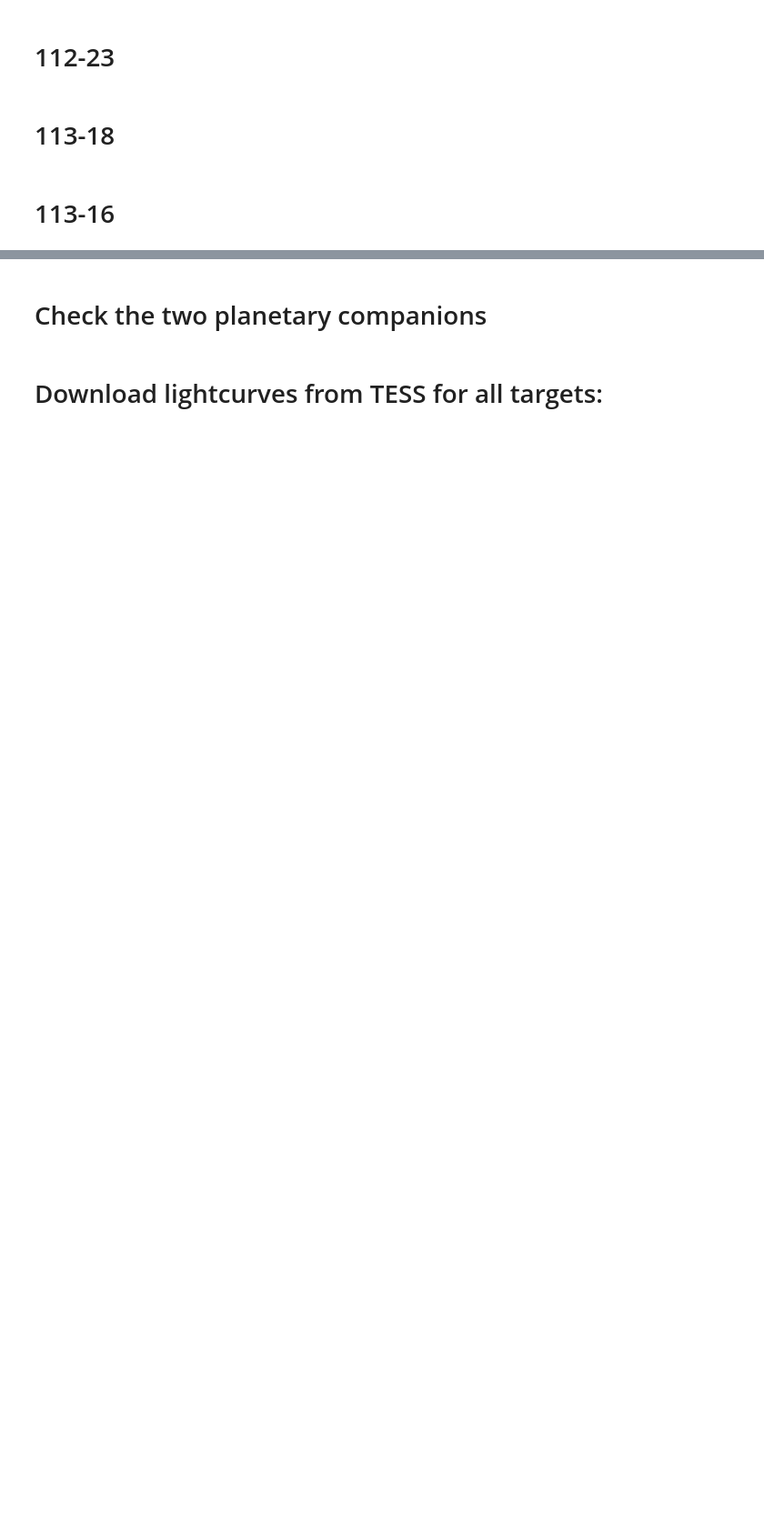
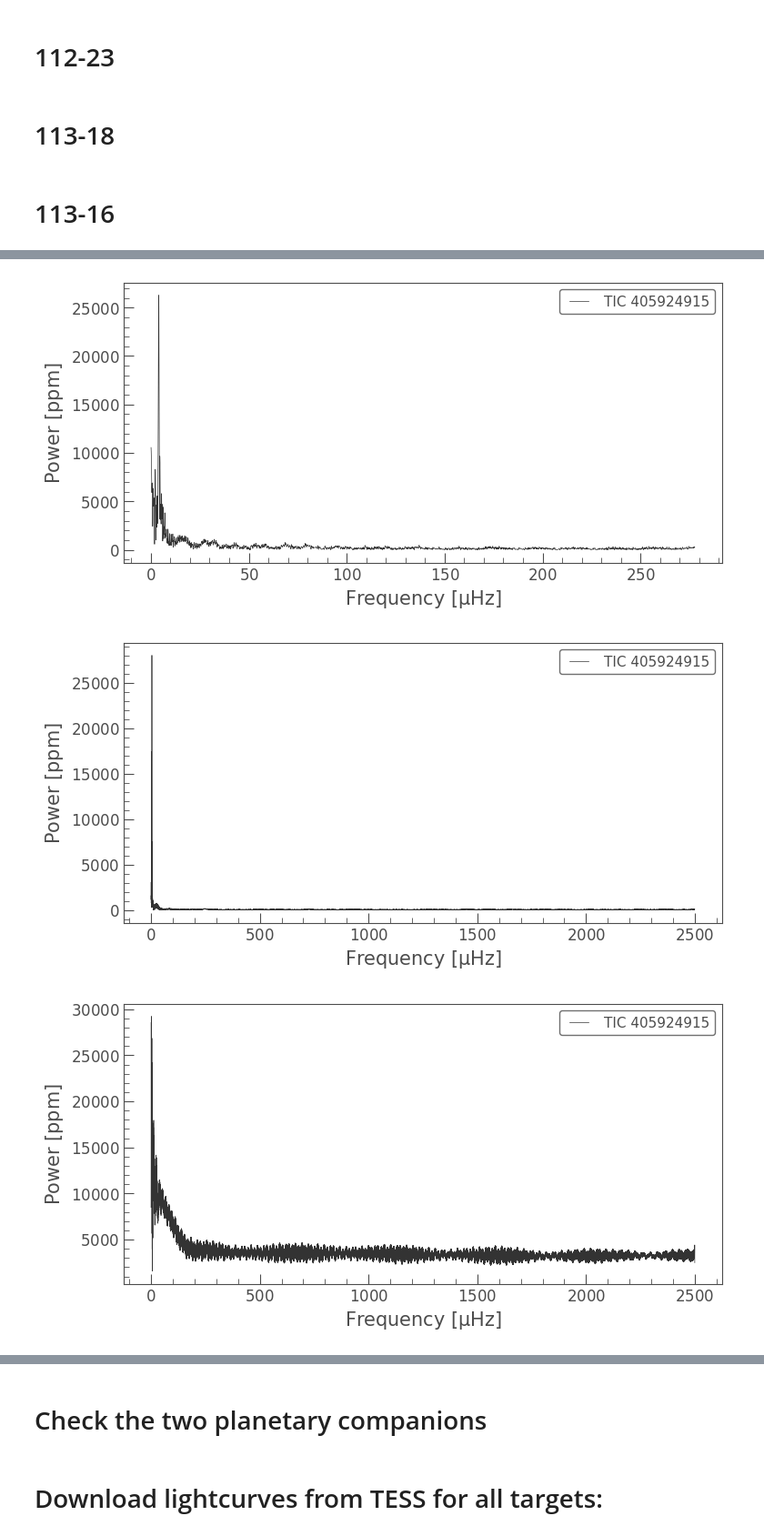
Before and after one commit to MaryumSayeed/ESPRESSO, a Jupyter notebook: scripts/TESS.ipynb, the cells around one changed output, grey strips where cells are left out. Shown at 91% size. Cells and saved outputs as stored; diff of their text form; code cells hidden in the pictures; blank space fills up the shorter version.

```diff
--- a/scripts/TESS.ipynb
+++ b/scripts/TESS.ipynb
@@ -731,0 +606,8 @@ for l in lc:
+# %%
+for l in lc:
+    l.normalize(unit='ppm').to_periodogram(freq_unit=u.microHertz).plot()
+# pg1.plot()
+# %% [output]
+[figure, added]
+[figure, added]
+[figure, added]
```
Also changed, not shown: parts of 30 cells of this notebook, 3 other files.
